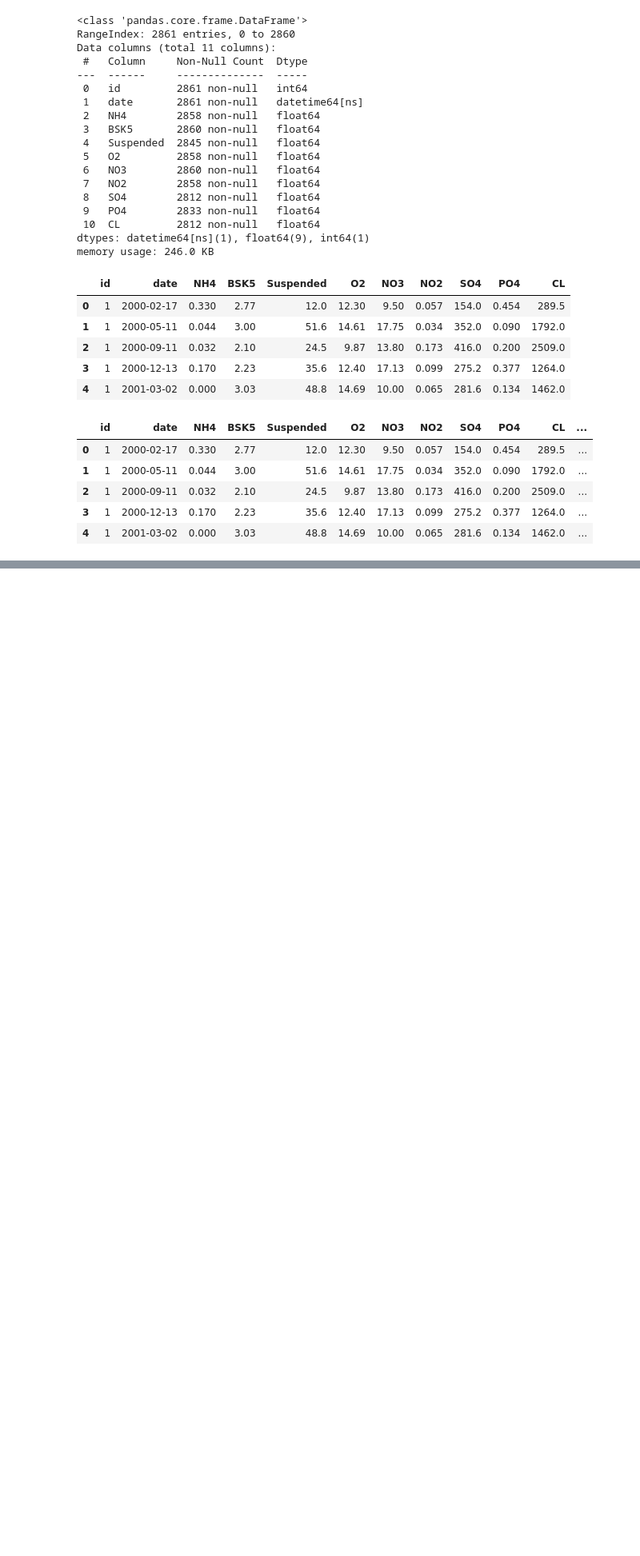
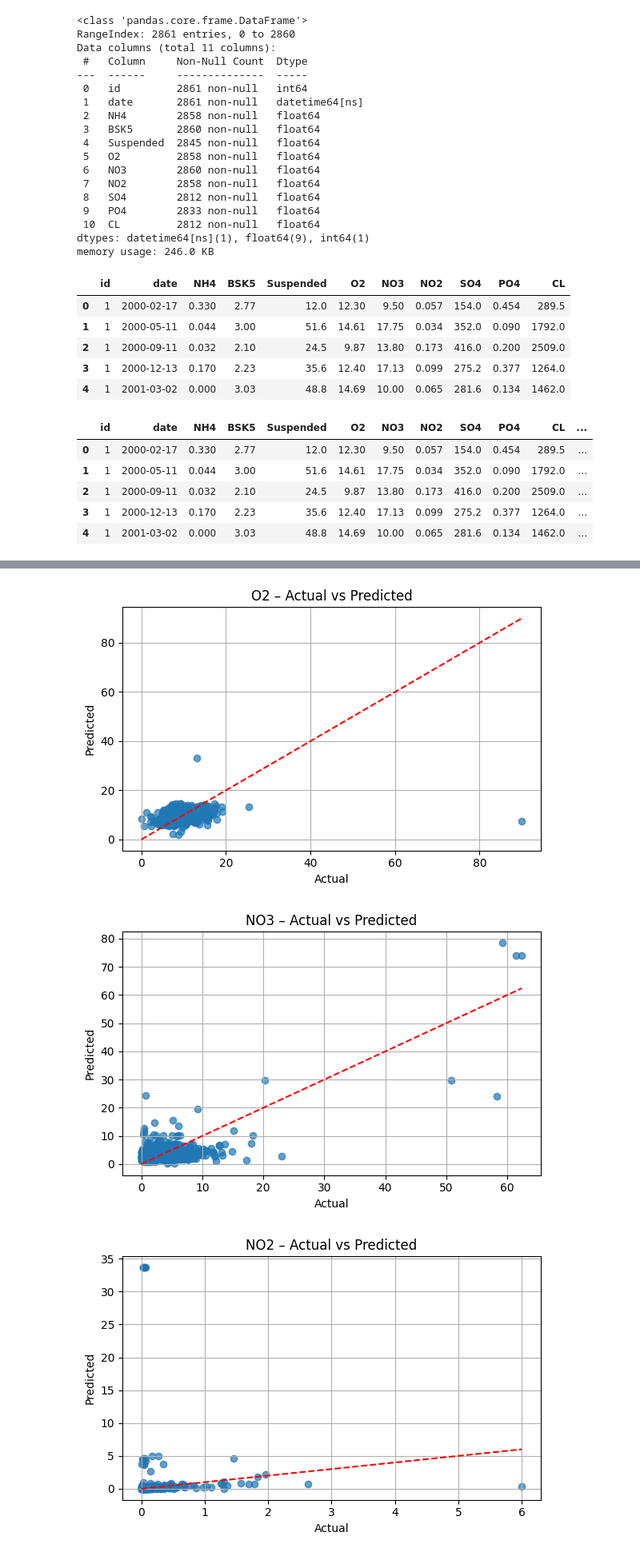
Before and after one commit to naganandini12/Water-quality-prediction, a Jupyter notebook: Waterqualitydetect.ipynb, the cells around one changed output, grey strips where cells are left out. Shown at 80% size. Drawn from its saved outputs; the diff is of its cells as text; code cells hidden in the pictures; blank space fills up the shorter version.

```diff
--- a/Waterqualitydetect.ipynb
+++ b/Waterqualitydetect.ipynb
@@ -173,0 +214,10 @@ df.head()
+# %%
+# Evaluate model
+y_pred = model.predict(X_test)
+# %%
+print("Model Performance on the Test Data:")
+for i, pollutant in enumerate(pollutants):
+    print(f'{pollutant}:')
+    print('   MSE:', mean_squared_error(y_test.iloc[:, i], y_pred[:, i]))
+    print('   R2:', r2_score(y_test.iloc[:, i], y_pred[:, i]))
+    print()
@@ -173,0 +242,19 @@ df.head()
+# %%
+station_id = '22'
+year_input = 2024
+
+input_data = pd.DataFrame({'year': [year_input], 'id': [station_id]})
+input_encoded = pd.get_dummies(input_data, columns=['id'])
+
+# Align with training feature columns
+missing_cols = set(X_encoded.columns) - set(input_encoded.columns)
+for col in missing_cols:
+    input_encoded[col] = 0
+input_encoded = input_encoded[X_encoded.columns]  # reorder columns
+
+# Predict pollutants
+predicted_pollutants = model.predict(input_encoded)[0]
+
+print(f"\nPredicted pollutant levels for station '{station_id}' in {year_input}:")
+for p, val in zip(pollutants, predicted_pollutants):
+    print(f"  {p}: {val:.2f}")
@@ -173,0 +269,19 @@ df.head()
+# %%
+import matplotlib.pyplot as plt
+
+for i, col in enumerate(y.columns):
+    plt.figure(figsize=(6, 4))
+    plt.scatter(y_test[col], y_pred[:, i], alpha=0.7)
+    plt.plot([y_test[col].min(), y_test[col].max()],
+             [y_test[col].min(), y_test[col].max()],
+             'r--')  # perfect prediction line
+    plt.xlabel('Actual')
+    plt.ylabel('Predicted')
+    plt.title(f'{col} – Actual vs Predicted')
+    plt.grid(True)
+    plt.tight_layout()
+    plt.show()
+# %% [output]
+[figure, added]
+[figure, added]
+[figure, added]
```
Also changed, not shown: parts of 21 cells of this notebook.
